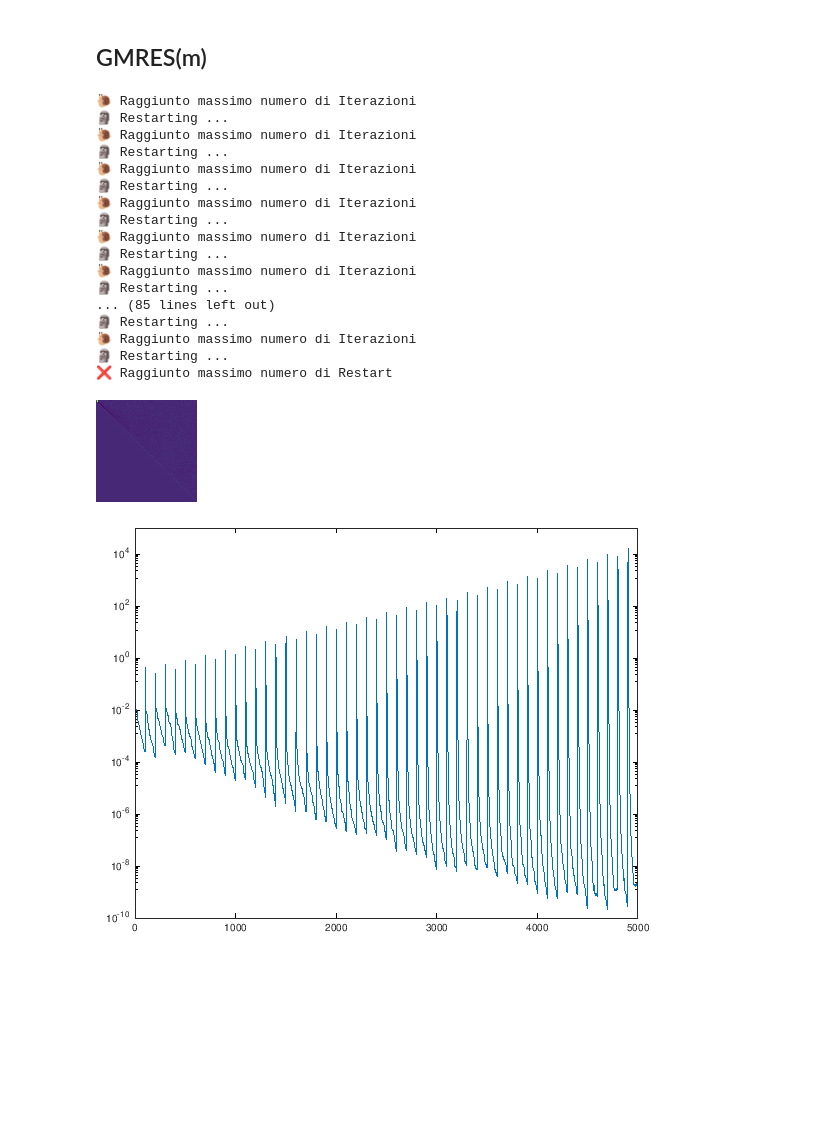
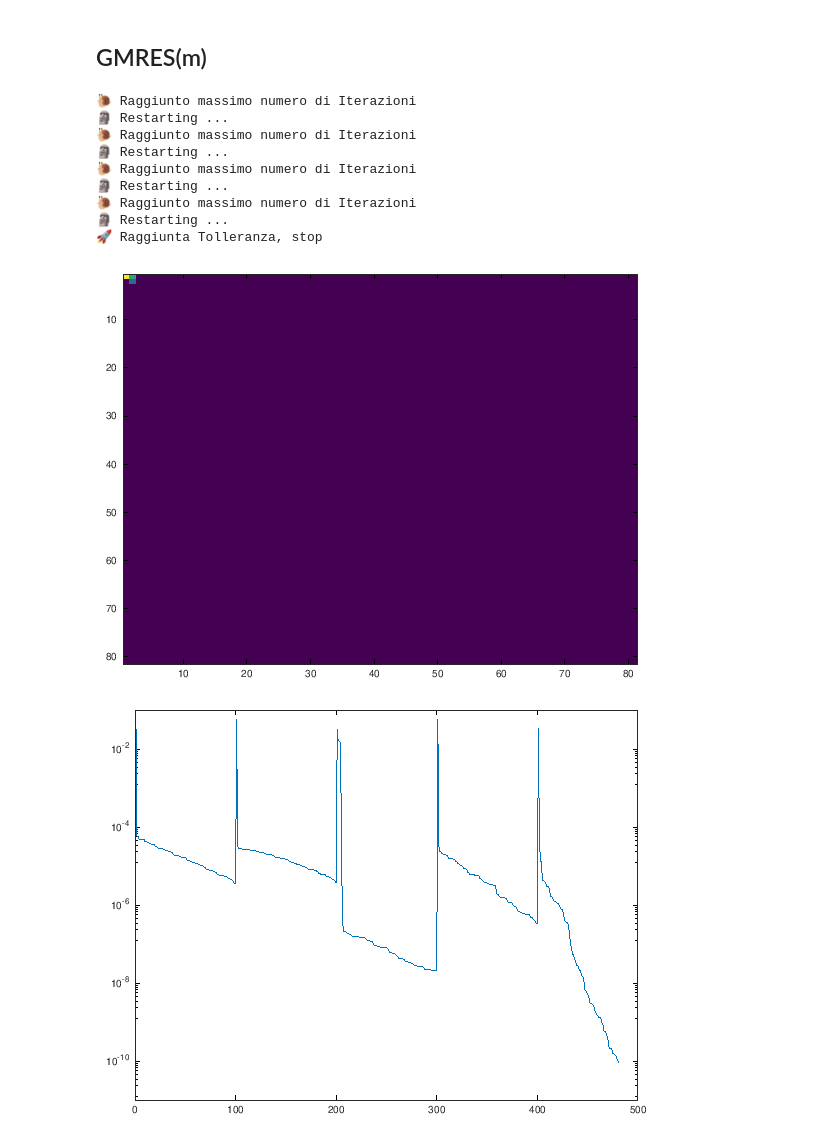
Before and after one commit to CristianCosci/GMRES, a Jupyter notebook: project/octave/octave_gmres.ipynb, the cells around one changed output. Cells and saved outputs as stored; diff of their text form; code cells hidden in the pictures; blank space fills up the shorter version.

Commit message:
GMRES Restarting Tests
Effettuati altri test su GMRES(m) e matrici identità
o con elementi sulla diagonale > 2.

```diff
--- a/project/octave/octave_gmres.ipynb
+++ b/project/octave/octave_gmres.ipynb
@@ -262,28 +258,26 @@ function [x res] = myrgmres(A, b, x0, k, tol, m)
     imagesc(H);
 endfunction
 # %%
-[A, b, x0] = generateData(200, .5);
-[x, res] = myrgmres(A, b, x0, 100, 1e-10, 50);
+[A, b, x0] = generateData(9000, .5);
+
+figure();
+[x, res] = myrgmres(A, b, x0, 100, 1e-10, 10);
+
+figure();
+semilogy(res);
+
+figure();
+imagesc(A(1:20, 1:20));
+% A(1:10, 1:10)
 # %% [output]
 🐌 Raggiunto massimo numero di Iterazioni
 🗿 Restarting ...
 🐌 Raggiunto massimo numero di Iterazioni
 🗿 Restarting ...
 🐌 Raggiunto massimo numero di Iterazioni
 🗿 Restarting ...
 🐌 Raggiunto massimo numero di Iterazioni
 🗿 Restarting ...
-🐌 Raggiunto massimo numero di Iterazioni
-🗿 Restarting ...
-🐌 Raggiunto massimo numero di Iterazioni
-🗿 Restarting ...
-... (85 lines left out)
-🗿 Restarting ...
-🐌 Raggiunto massimo numero di Iterazioni
-🗿 Restarting ...
-❌ Raggiunto massimo numero di Restart
+🚀 Raggiunta Tolleranza, stop
-[figure, old version]
+[figure, new version]
+[figure, added]
-# %%
-semilogy(res);
-# %% [output]
-[figure, removed]
```
Also changed, not shown: parts of 36 cells of this notebook.
